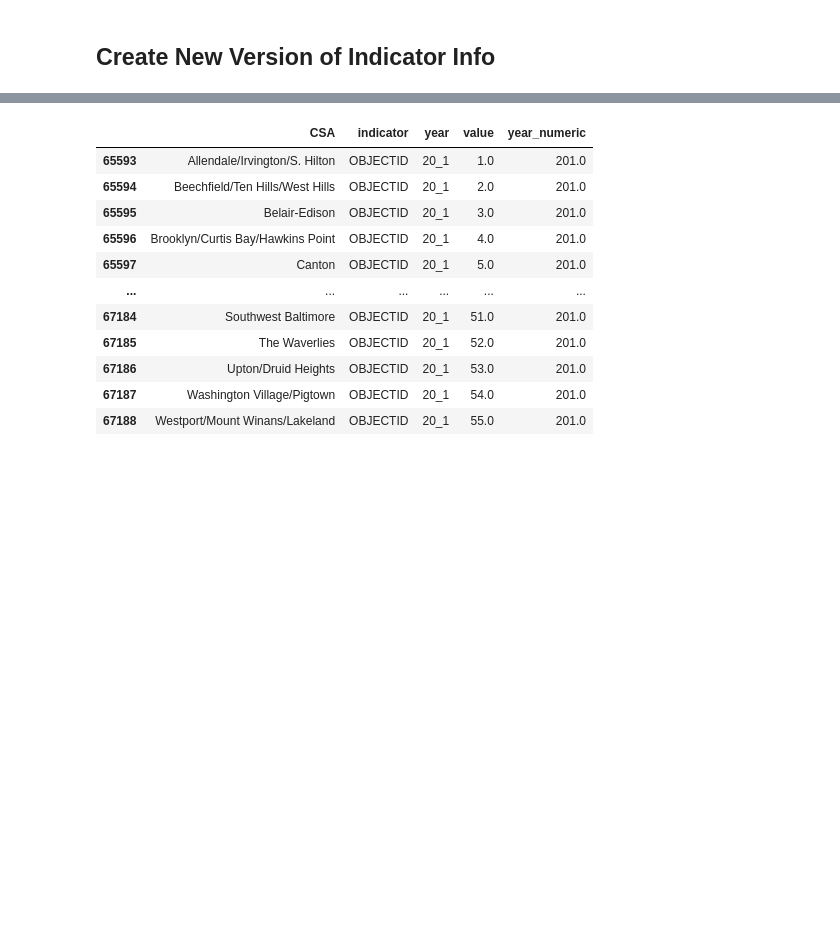
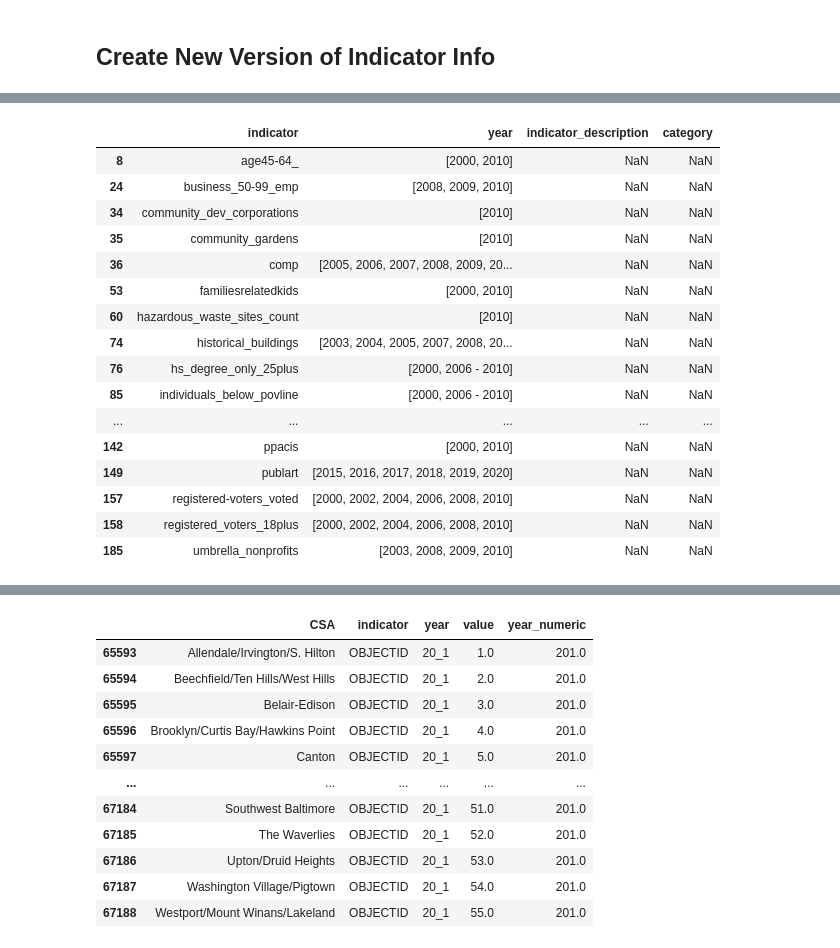
Before and after one commit to ejf78/cdc_vitalsigns, a Jupyter notebook: Vital_Signs_Data_Supplement.ipynb, the cells around one changed output, grey strips where cells are left out. Cells and saved outputs as stored; diff of their text form; code cells hidden in the pictures; blank space fills up the shorter version.

```diff
--- a/Vital_Signs_Data_Supplement.ipynb
+++ b/Vital_Signs_Data_Supplement.ipynb
@@ -408,0 +398,9 @@ info
+# %%
+## get a list of years available for each indicator
+# function for a sorted set
+def sort_set(series):
+  x = set(series)
+  return sorted(x)
+# add list of years available (sorted)
+info = full_data_new[["indicator","year"]].groupby(['indicator'])['year'].apply(sort_set).reset_index()
+info
@@ -408,0 +421,8 @@ info
+# %%
+# add a description and category
+api_df_subset = api_df.rename(columns = {"Indicator":"indicator_description","Section":"category"})[["indicator_description","indicator","category"]]
+info = info.merge(api_df_subset, how = "left")
+# add count of years avalable
+info["count_years_available"] = [len(yrs) for yrs in info.year]
+info = info.sort_values(["category", "count_years_available"], ascending = [True, False])
+info.head()
@@ -408,0 +436,21 @@ info
+# %%
+# which indicators don't have descriptions?
+info[info.indicator_description.isnull()]
+# %% [output]
+|  | indicator | year | indicator_description | category |
+| 8 | age45-64_ | [2000, 2010] | NaN | NaN |
+| 24 | business_50-99_emp | [2008, 2009, 2010] | NaN | NaN |
+| 34 | community_dev_corporations | [2010] | NaN | NaN |
+| 35 | community_gardens | [2010] | NaN | NaN |
+| 36 | comp | [2005, 2006, 2007, 2008, 2009, 20... | NaN | NaN |
+| 53 | familiesrelatedkids | [2000, 2010] | NaN | NaN |
+| 60 | hazardous_waste_sites_count | [2010] | NaN | NaN |
+| 74 | historical_buildings | [2003, 2004, 2005, 2007, 2008, 20... | NaN | NaN |
+| 76 | hs_degree_only_25plus | [2000, 2006 - 2010] | NaN | NaN |
+| 85 | individuals_below_povline | [2000, 2006 - 2010] | NaN | NaN |
+| ... | ... | ... | ... | ... |
+| 142 | ppacis | [2000, 2010] | NaN | NaN |
+| 149 | publart | [2015, 2016, 2017, 2018, 2019, 2020] | NaN | NaN |
+| 157 | registered-voters_voted | [2000, 2002, 2004, 2006, 2008, 2010] | NaN | NaN |
+| 158 | registered_voters_18plus | [2000, 2002, 2004, 2006, 2008, 2010] | NaN | NaN |
+| 185 | umbrella_nonprofits | [2003, 2008, 2009, 2010] | NaN | NaN |
```
Also changed, not shown: parts of 16 cells of this notebook.
